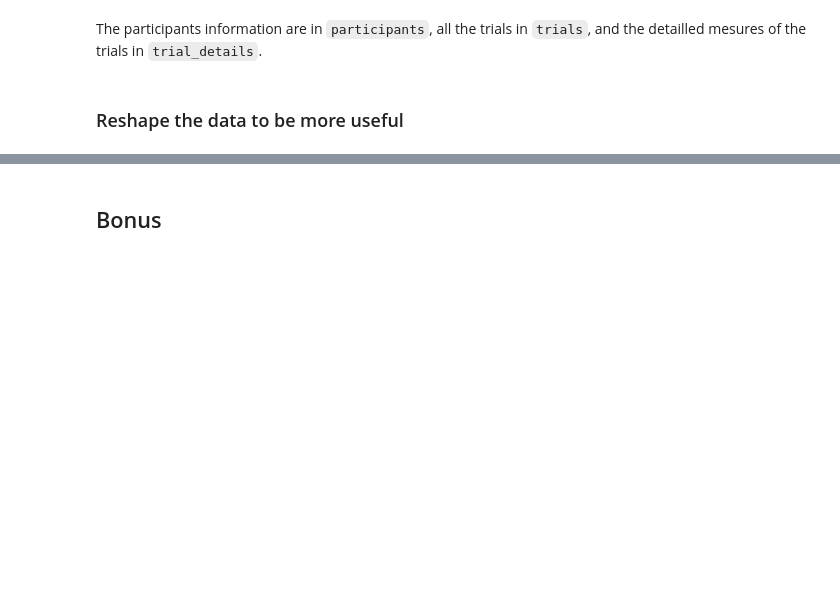
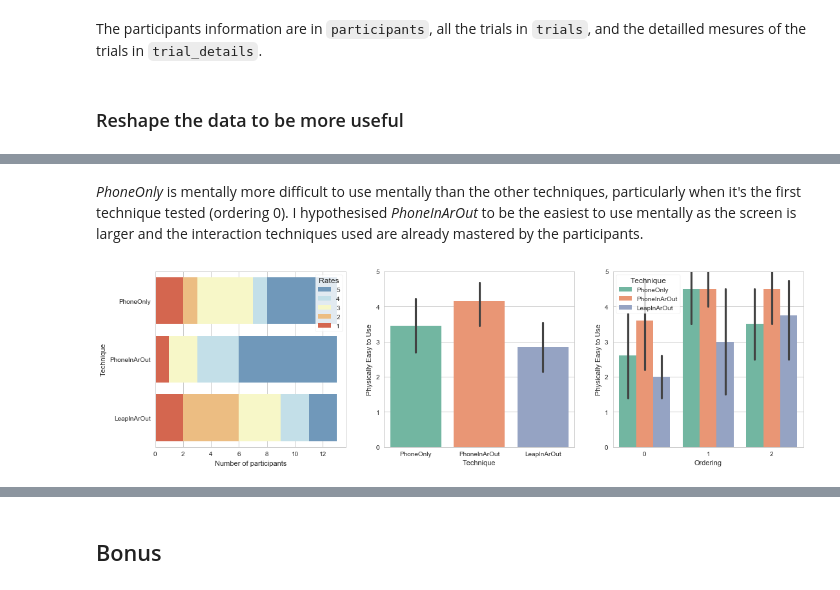
Before and after one commit to NormandErwan/HandheldVesadThesis, a Jupyter notebook: analysis/data_analysis.ipynb, the cells around one changed output, grey strips where cells are left out. Cells and saved outputs as stored; diff of their text form; code cells hidden in the pictures; blank space fills up the shorter version.

```diff
--- a/analysis/data_analysis.ipynb
+++ b/analysis/data_analysis.ipynb
@@ -200,0 +209,6 @@ sns.stripplot(x='participant_id', y='total_time', data=trials, jitter=True);
+# %% [markdown]
+*PhoneOnly* is mentally more difficult to use mentally than the other techniques, particularly when it's the first technique tested (ordering 0). I hypothesised *PhoneInArOut* to be the easiest to use mentally as the screen is larger and the interaction techniques used are already mastered by the participants.
+# %%
+plot_participants_rates('physically_easy_use')
+# %% [output]
+[figure, added]
```
Also changed, not shown: parts of 66 cells of this notebook, 1 other file.
